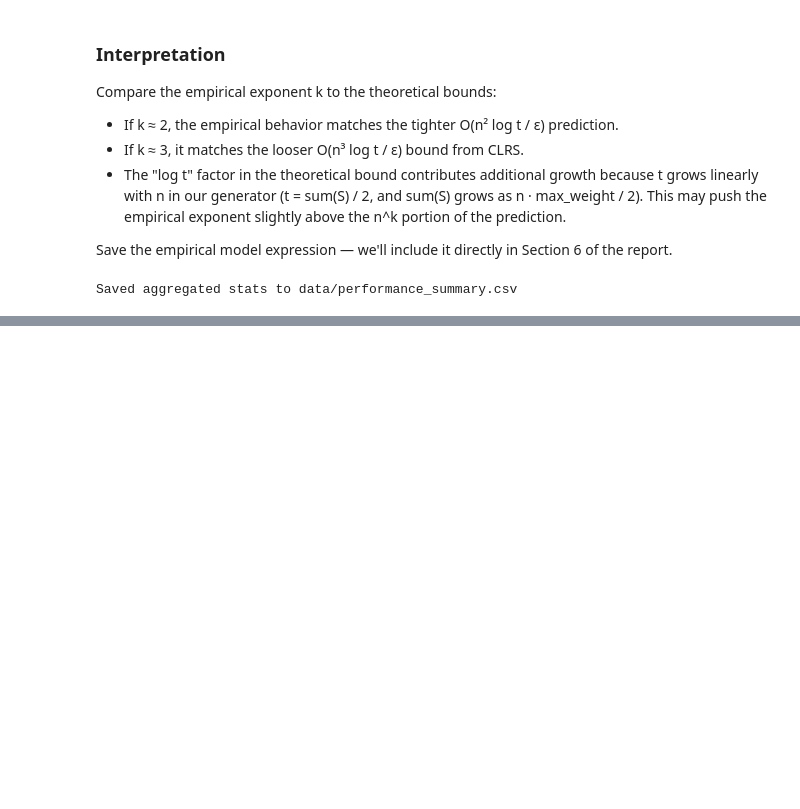
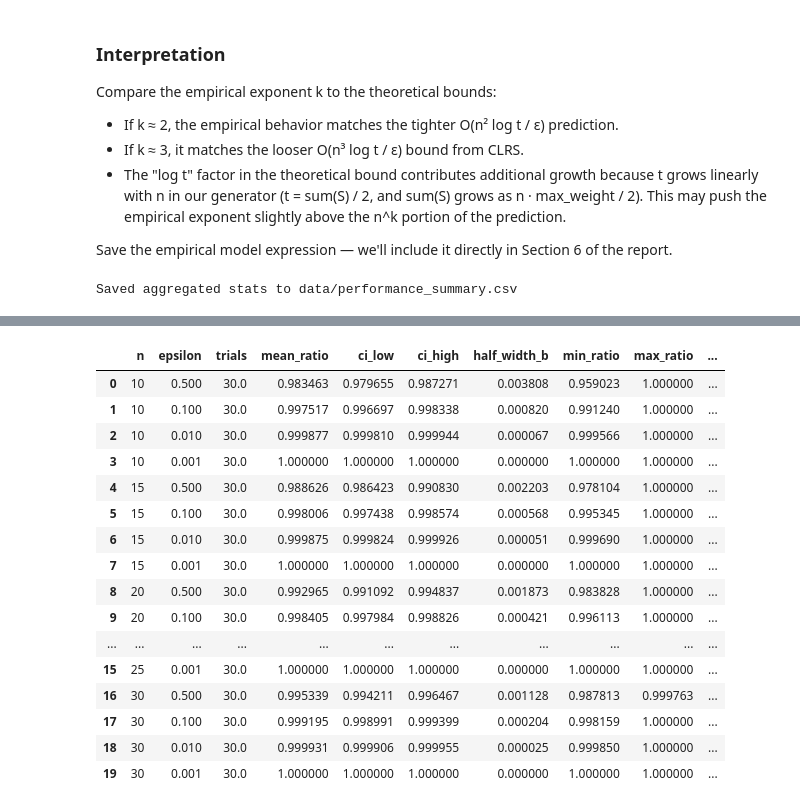
Before and after one commit to fatih-sarioglu/subset-sum-killer, a Jupyter notebook: Run_Algorithms.ipynb, the cells around one changed output, grey strips where cells are left out. Cells and saved outputs as stored; diff of their text form; code cells hidden in the pictures; blank space fills up the shorter version.

```diff
--- a/Run_Algorithms.ipynb
+++ b/Run_Algorithms.ipynb
@@ -400,0 +484,49 @@ Saved aggregated stats to data/performance_summary.csv
+# %%
+def compute_ratio_stats(group: pd.Series, confidence: float = 0.95) -> pd.Series:
+    """Compute mean, CI half-width, and min/max for a group of ratios."""
+    n_trials = len(group)
+    mean = group.mean()
+    if n_trials > 1 and group.std(ddof=1) > 0:
+        sem = stats.sem(group)
+        t_crit = stats.t.ppf((1 + confidence) / 2, df=n_trials - 1)
+        half_width = t_crit * sem
+    else:
+        half_width = 0.0  # all values identical (e.g. all ratios = 1.0)
+    return pd.Series({
+        "trials": n_trials,
+        "mean_ratio": mean,
+        "ci_low": mean - half_width,
+        "ci_high": mean + half_width,
+        "half_width_b": half_width,
+        "min_ratio": group.min(),
+        "max_ratio": group.max(),
+        "std_ratio": group.std(ddof=1) if n_trials > 1 else 0.0,
+    })
+
+stats_df = (
+    df.groupby(["n", "epsilon"])["ratio"]
+    .apply(compute_ratio_stats)
+    .unstack()
+    .reset_index()
+)
+stats_df["bound_lower"] = 1.0 / (1.0 + stats_df["epsilon"])
+stats_df = stats_df.sort_values(["n", "epsilon"], ascending=[True, False]).reset_index(drop=True)
+stats_df
+# %% [output]
+|  | n | epsilon | trials | mean_ratio | ci_low | ci_high | half_width_b | min_ratio | max_ratio | ... |
+| 0 | 10 | 0.500 | 30.0 | 0.983463 | 0.979655 | 0.987271 | 0.003808 | 0.959023 | 1.000000 | ... |
+| 1 | 10 | 0.100 | 30.0 | 0.997517 | 0.996697 | 0.998338 | 0.000820 | 0.991240 | 1.000000 | ... |
+| 2 | 10 | 0.010 | 30.0 | 0.999877 | 0.999810 | 0.999944 | 0.000067 | 0.999566 | 1.000000 | ... |
+| 3 | 10 | 0.001 | 30.0 | 1.000000 | 1.000000 | 1.000000 | 0.000000 | 1.000000 | 1.000000 | ... |
+| 4 | 15 | 0.500 | 30.0 | 0.988626 | 0.986423 | 0.990830 | 0.002203 | 0.978104 | 1.000000 | ... |
+| 5 | 15 | 0.100 | 30.0 | 0.998006 | 0.997438 | 0.998574 | 0.000568 | 0.995345 | 1.000000 | ... |
+| 6 | 15 | 0.010 | 30.0 | 0.999875 | 0.999824 | 0.999926 | 0.000051 | 0.999690 | 1.000000 | ... |
+| 7 | 15 | 0.001 | 30.0 | 1.000000 | 1.000000 | 1.000000 | 0.000000 | 1.000000 | 1.000000 | ... |
+| 8 | 20 | 0.500 | 30.0 | 0.992965 | 0.991092 | 0.994837 | 0.001873 | 0.983828 | 1.000000 | ... |
+| 9 | 20 | 0.100 | 30.0 | 0.998405 | 0.997984 | 0.998826 | 0.000421 | 0.996113 | 1.000000 | ... |
+| ... | ... | ... | ... | ... | ... | ... | ... | ... | ... | ... |
+| 15 | 25 | 0.001 | 30.0 | 1.000000 | 1.000000 | 1.000000 | 0.000000 | 1.000000 | 1.000000 | ... |
+| 16 | 30 | 0.500 | 30.0 | 0.995339 | 0.994211 | 0.996467 | 0.001128 | 0.987813 | 0.999763 | ... |
+| 17 | 30 | 0.100 | 30.0 | 0.999195 | 0.998991 | 0.999399 | 0.000204 | 0.998159 | 1.000000 | ... |
+| 18 | 30 | 0.010 | 30.0 | 0.999931 | 0.999906 | 0.999955 | 0.000025 | 0.999850 | 1.000000 | ... |
+| 19 | 30 | 0.001 | 30.0 | 1.000000 | 1.000000 | 1.000000 | 0.000000 | 1.000000 | 1.000000 | ... |
```
Also changed, not shown: parts of 13 cells of this notebook, 6 other files.
